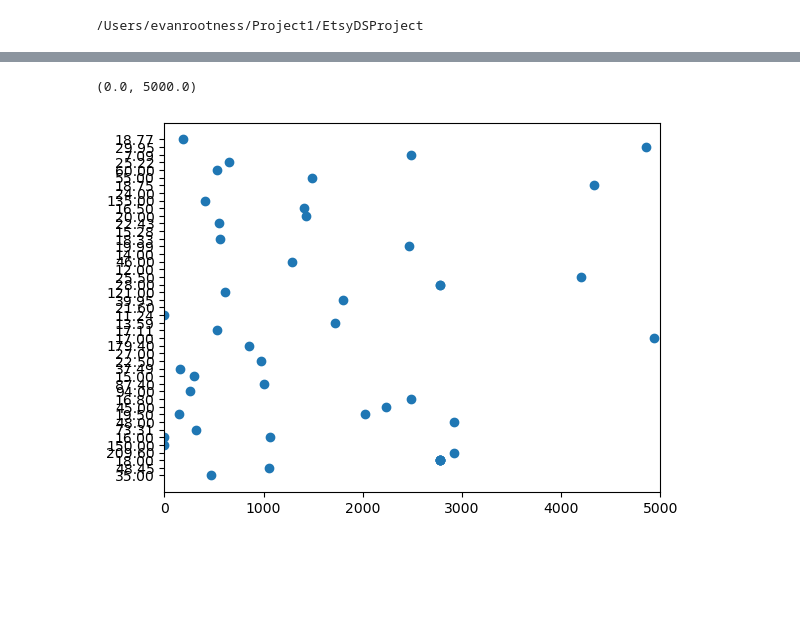
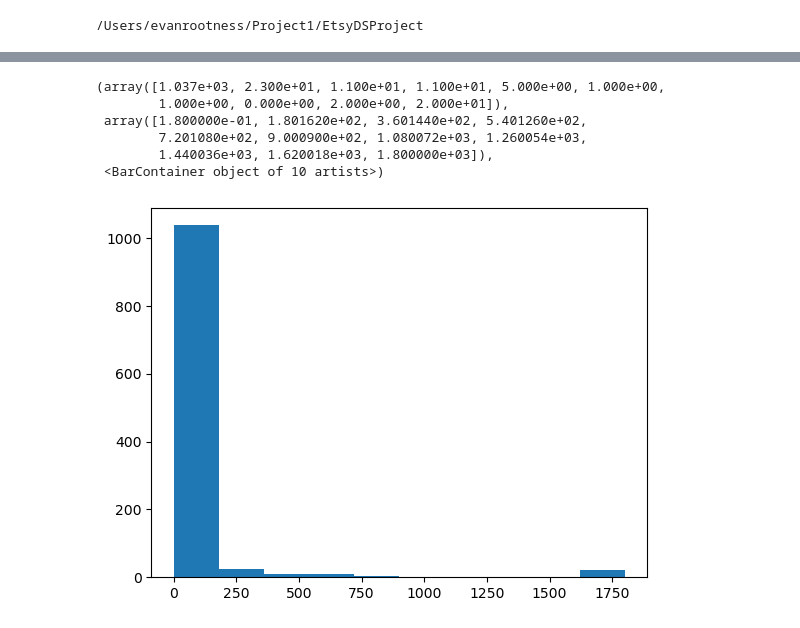
Before and after one commit to evanrootness/EtsyDSProject, a Jupyter notebook: notebooks_exploration/exploration_1.ipynb, the cells around one changed output, grey strips where cells are left out. Saved outputs shown, nothing was run; the diff lists cells and outputs as text; code cells hidden in the pictures; blank space fills up the shorter version.

```diff
--- a/notebooks_exploration/exploration_1.ipynb
+++ b/notebooks_exploration/exploration_1.ipynb
@@ -56,5 +61,5 @@ data.rename(columns={'shop_star_rating': 'stars'}, inplace=True)
 # %%
-data.fillna(value='0', inplace=True)
+# data.fillna(value='0', inplace=True)
 # %%
 data = data.astype(dtype='string')
 # %%
@@ -101,22 +82,25 @@ print(re.search('[^\s]*', data_num['stars'].astype(dtype='string')[i]).group(0))
 # %%
 price = []
-reviews_product = []
-reviews_shop = []
-stars = []
+# reviews_product = []
+# reviews_shop = []
+# stars = []
 
+for i in range(len(data['min_price'])):
+    price.append(re.search('[^+]*', data['min_price'][i]).group(0))
+    price[i] = re.search('[^\$]*$', price[i]).group(0).replace(',', '')
 
-for i in range(len(data_num['price'])):
-    price.append(re.search('[^+]*', data_num['price'][i]).group(0))
-    price[i] = re.search('[^\$]*$', price[i]).group(0)
-    # if (data_num['reviews_product'][i].__contains__(','))
-    reviews_product.append(int(data_num['reviews_product'][i].replace(',', '')))
-    reviews_shop.append(int(data_num['reviews_shop'][i].replace(',', '')))
-    stars.append(re.search('[^\s]*', data_num['stars'].astype(dtype='string')[i]).group(0))
-    # if ()
+    # reviews_product.append(int(data_num['reviews_product'][i].replace(',', '')))
+    # reviews_shop.append(int(data_num['reviews_shop'][i].replace(',', '')))
+    # stars.append(re.search('[^\s]*', data_num['stars'].astype(dtype='string')[i]).group(0))
 
-datnum = []
-all_rows = [price, reviews_product, reviews_shop, stars]
-for row in all_rows:
-    datnum.append(row)
-data_num_int = pd.DataFrame(data={'price': datnum[0], 'reviews_product': datnum[1],
-                                  'reviews_shop': datnum[2], 'stars': datnum[3]})
+# datnum = []
+# all_rows = [price, reviews_product, reviews_shop, stars]
+# for row in all_rows:
+#     datnum.append(row)
+# data_num_int = pd.DataFrame(data={'price': datnum[0], 'reviews_product': datnum[1],
+#                                   'reviews_shop': datnum[2], 'stars': datnum[3]})
+
+data['min_price'] = price
+# data['reviews_product'] = reviews_product
+# data['reviews_shop'] = reviews_shop
+# data['stars'] = stars
@@ -140,0 +107,4 @@ Pause
+# %%
+data = data.rename(columns={'min_price': 'price'})
+# %%
+data['price'] = data['price'].astype(float)
@@ -152,6 +147,10 @@ plt.xlim(0, 100)
-# %%
-plt.scatter(data_num_int['reviews_shop'], data_num_int['price'])
-plt.xlim(0, 5000)
-# %% [output]
-(0.0, 5000.0)
-[figure, removed]
+# %%
+plt.hist(data['price'])
+# %% [output]
+(array([1.037e+03, 2.300e+01, 1.100e+01, 1.100e+01, 5.000e+00, 1.000e+00,
+        1.000e+00, 0.000e+00, 2.000e+00, 2.000e+01]),
+ array([1.800000e-01, 1.801620e+02, 3.601440e+02, 5.401260e+02,
+        7.201080e+02, 9.000900e+02, 1.080072e+03, 1.260054e+03,
+        1.440036e+03, 1.620018e+03, 1.800000e+03]),
+ <BarContainer object of 10 artists>)
+[figure, added]
```
Also changed, not shown: parts of 30 cells of this notebook, 2 other files.
